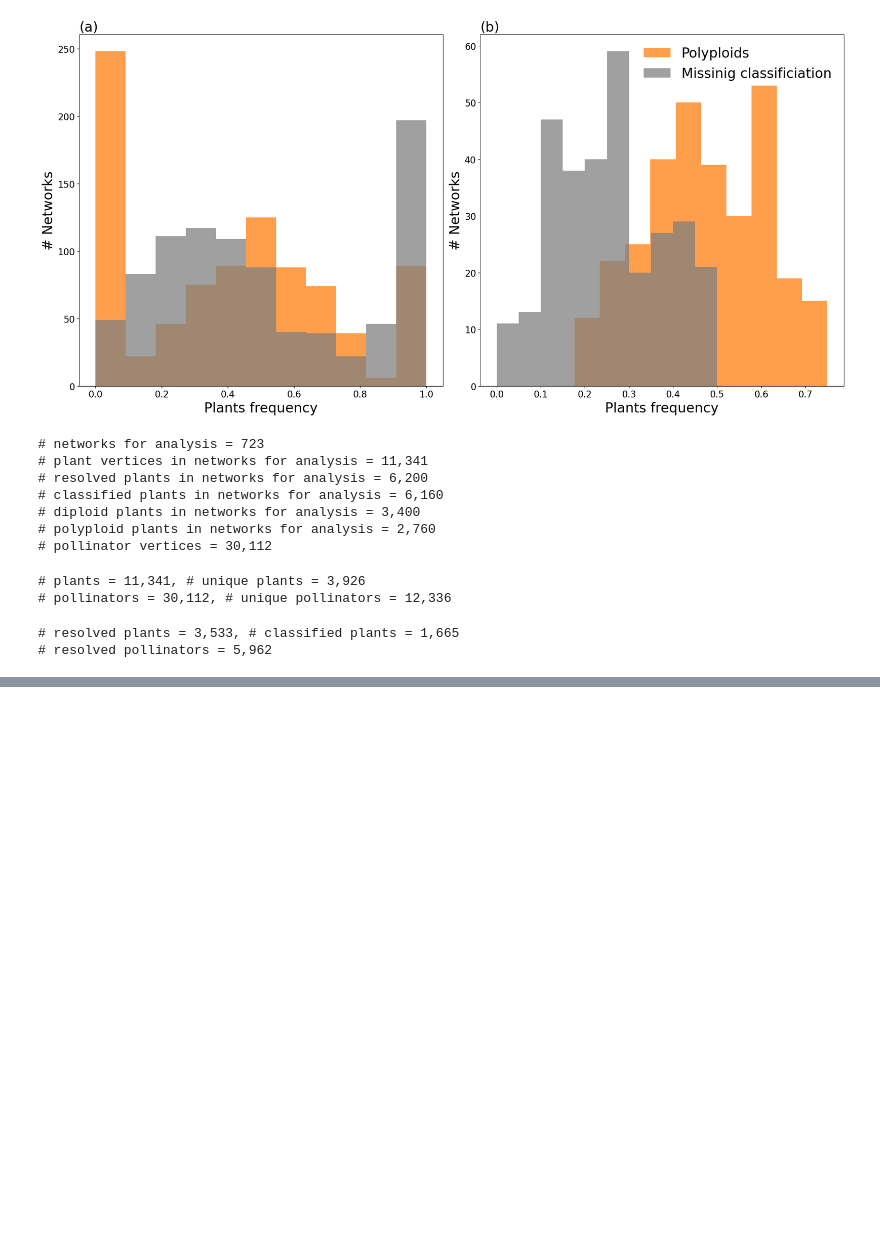
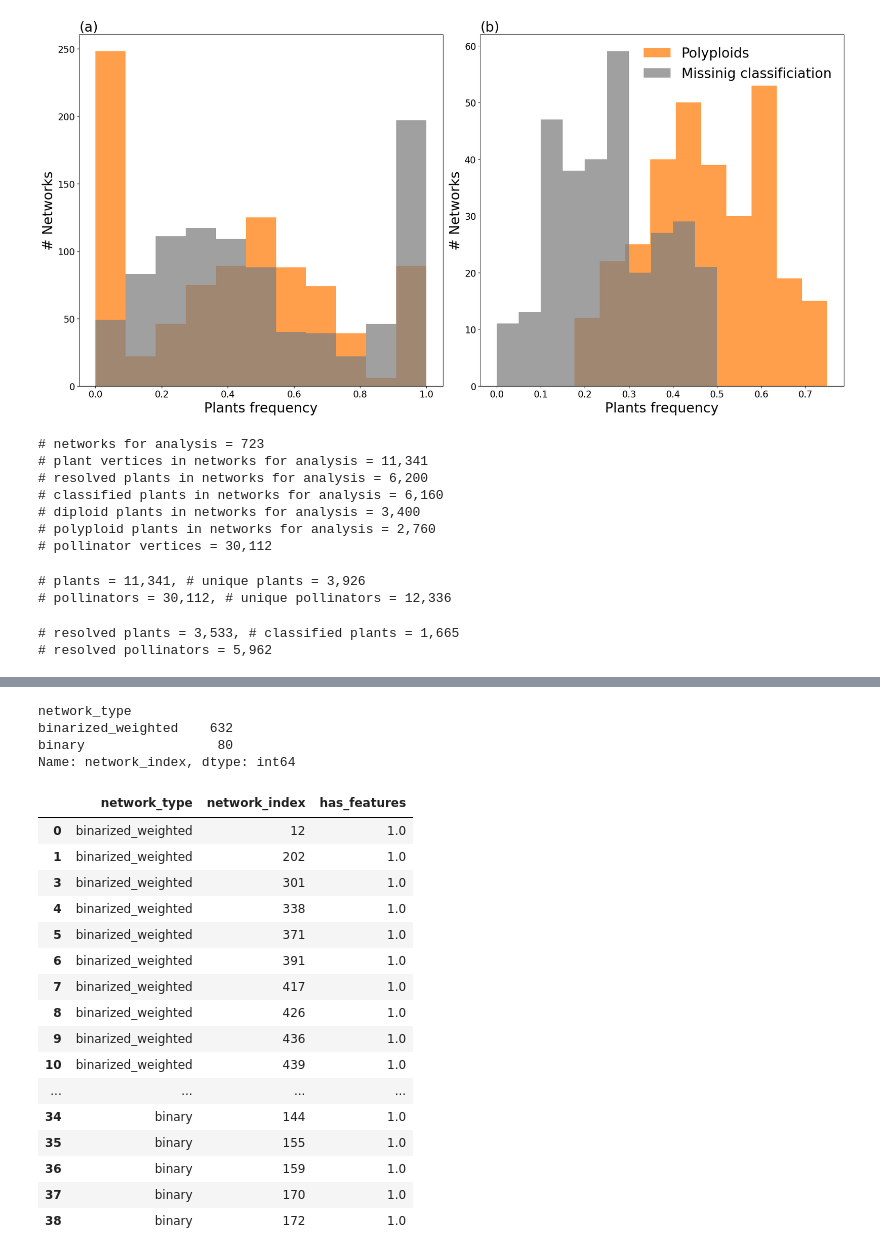
Before and after one commit to halabikeren/plant_pollinator_networks, a Jupyter notebook: notebooks/ploidy_classification/extract_ploidy_classification.ipynb, the cells around one changed output, grey strips where cells are left out. Saved outputs shown, nothing was run; the diff lists cells and outputs as text; code cells hidden in the pictures; blank space fills up the shorter version.

```diff
--- a/notebooks/ploidy_classification/extract_ploidy_classification.ipynb
+++ b/notebooks/ploidy_classification/extract_ploidy_classification.ipynb
@@ -477,0 +485,45 @@ print(f"# resolved pollinators = {len(resolved_pollinators):,}")
+# %%
+processed_dat = pd.read_csv("../../data/statistical_analysis/species_level/processed_features_with_ploidy_classification_on_unweighted_networks.csv")
+processed_dat["in_analysis"] = 1
+# %%
+net_classs = net_classs.merge(processed_dat[["network_index", "network_type", "in_analysis"]],
+                              on=["network_index", "network_type"],
+                              how="left")
+missing = net_classs.loc[net_classs.in_analysis.isna()][["network_type","network_index"]]
+missing = missing.sort_values(["network_type", "network_index"])
+# %%
+features = pd.read_csv("/groups/itay_mayrose/halabikeren/plant_pollinator_networks/data/features/plant/all_features.csv")
+features["network_index"] = features.network.str.replace(".csv", "").astype(int)
+features = features[["network_type", "network_index"]].drop_duplicates()
+features["has_features"] = 1
+# %%
+missing = missing.merge(features, on=["network_type", "network_index"], how="left")
+missing.has_features.fillna(0, inplace=True)
+# %%
+net_classs.groupby("network_type").network_index.count()
+# %% [output]
+network_type
+binarized_weighted    632
+binary                 80
+Name: network_index, dtype: int64
+# %%
+# these networks are limited to species absent from the phylogeny
+missing.query("has_features == 1")
+# %% [output]
+|  | network_type | network_index | has_features |
+| 0 | binarized_weighted | 12 | 1.0 |
+| 1 | binarized_weighted | 202 | 1.0 |
+| 3 | binarized_weighted | 301 | 1.0 |
+| 4 | binarized_weighted | 338 | 1.0 |
+| 5 | binarized_weighted | 371 | 1.0 |
+| 6 | binarized_weighted | 391 | 1.0 |
+| 7 | binarized_weighted | 417 | 1.0 |
+| 8 | binarized_weighted | 426 | 1.0 |
+| 9 | binarized_weighted | 436 | 1.0 |
+| 10 | binarized_weighted | 439 | 1.0 |
+| ... | ... | ... | ... |
+| 34 | binary | 144 | 1.0 |
+| 35 | binary | 155 | 1.0 |
+| 36 | binary | 159 | 1.0 |
+| 37 | binary | 170 | 1.0 |
+| 38 | binary | 172 | 1.0 |
```
Also changed, not shown: parts of 4 cells of this notebook, 3 other files.
